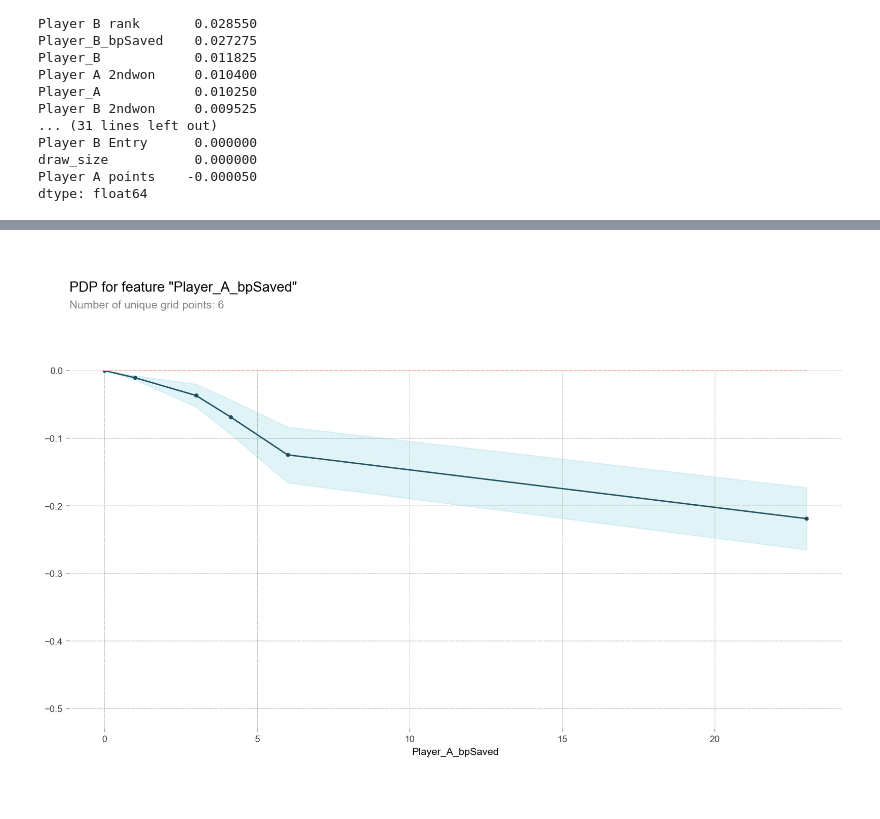
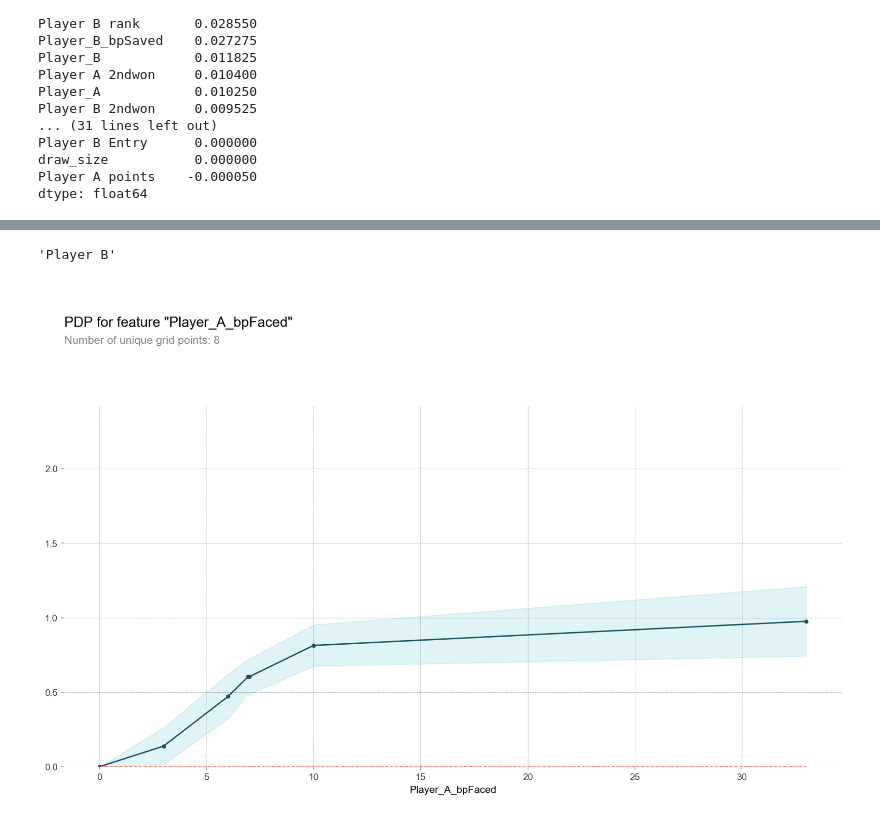
Before and after one commit to AndrewSLowe/tennis-prediction-project, a Jupyter notebook: notebooks/tennis-prediction-project-notebook.ipynb, the cells around one changed output, grey strips where cells are left out. Cells and saved outputs as stored; diff of their text form; code cells hidden in the pictures; blank space fills up the shorter version.

```diff
--- a/notebooks/tennis-prediction-project-notebook.ipynb
+++ b/notebooks/tennis-prediction-project-notebook.ipynb
@@ -388,6 +301,0 @@ Test ROC AUC for class 1:
-# %%
-features = ['Player_A', 'Player_B', 'Player_A_bpFaced', 'Player_B_bpFaced', 'Player_A_bpSaved', 'Player_B_bpSaved']
-
-X_train_fin = X_train[features]
-X_test_fin = X_test[features]
-X_val_fin = X_val[features]
@@ -403,0 +311,11 @@ dtype: object
+# %%
+processor = make_pipeline(
+    ce.OrdinalEncoder(),
+    SimpleImputer(strategy='median')
+)
+
+X_train_processed_fin = processor.fit_transform(X_train_fin)
+X_val_processed_fin = processor.transform(X_val_fin)
+
+model = XGBClassifier(n_estimators=100, random_state=42, n_jobs=-1)
+model.fit(X_train_processed_fin, y_train_fin)
@@ -404,3 +374,7 @@ dtype: object
+# %%
+predict ('Raphael Nadal','Roger Federer', 3, 2, 3, 3)
+# %% [output]
+'Player B'
 # %%
 import matplotlib.pyplot as plt
 plt.rcParams['figure.dpi'] = 150
@@ -410,22 +384,25 @@ gb = make_pipeline(
     XGBClassifier(n_estimators=100, objective='reg:squarederror', n_jobs=-1)
 )
 
-gb.fit(X_train, y_train)
-y_pred = gb.predict(X_val)
+gb.fit(X_train_fin, y_train_fin)
+y_pred = gb.predict(X_val_fin)
 # %%
 from pdpbox.pdp import pdp_isolate, pdp_plot
 
-X_val['Player_A_bpSaved'].fillna((X_val['Player_A_bpSaved'].mean()), inplace=True)
+X_val_fin['Player_A_bpFaced'].fillna((X_val_fin['Player_A_bpFaced'].mean()), inplace=True)
 
-feature='Player_A_bpSaved'
+feature='Player_A_bpFaced'
 
 isolated = pdp_isolate(
     model=gb,
-    dataset=X_val,
-    model_features=X_val.columns,
+    dataset=X_val_fin,
+    model_features=X_val_fin.columns,
     feature=feature
 )
 
 pdp_plot(isolated, feature_name=feature);
+
+# PDP for variable Player_A_bpFaced is really helpful in explaining how the feature
+# interacts with my predictive model.
 # %% [output]
-[figure, old version]
+[figure, new version]
```
Also changed, not shown: parts of 42 cells of this notebook, 9 other files.
